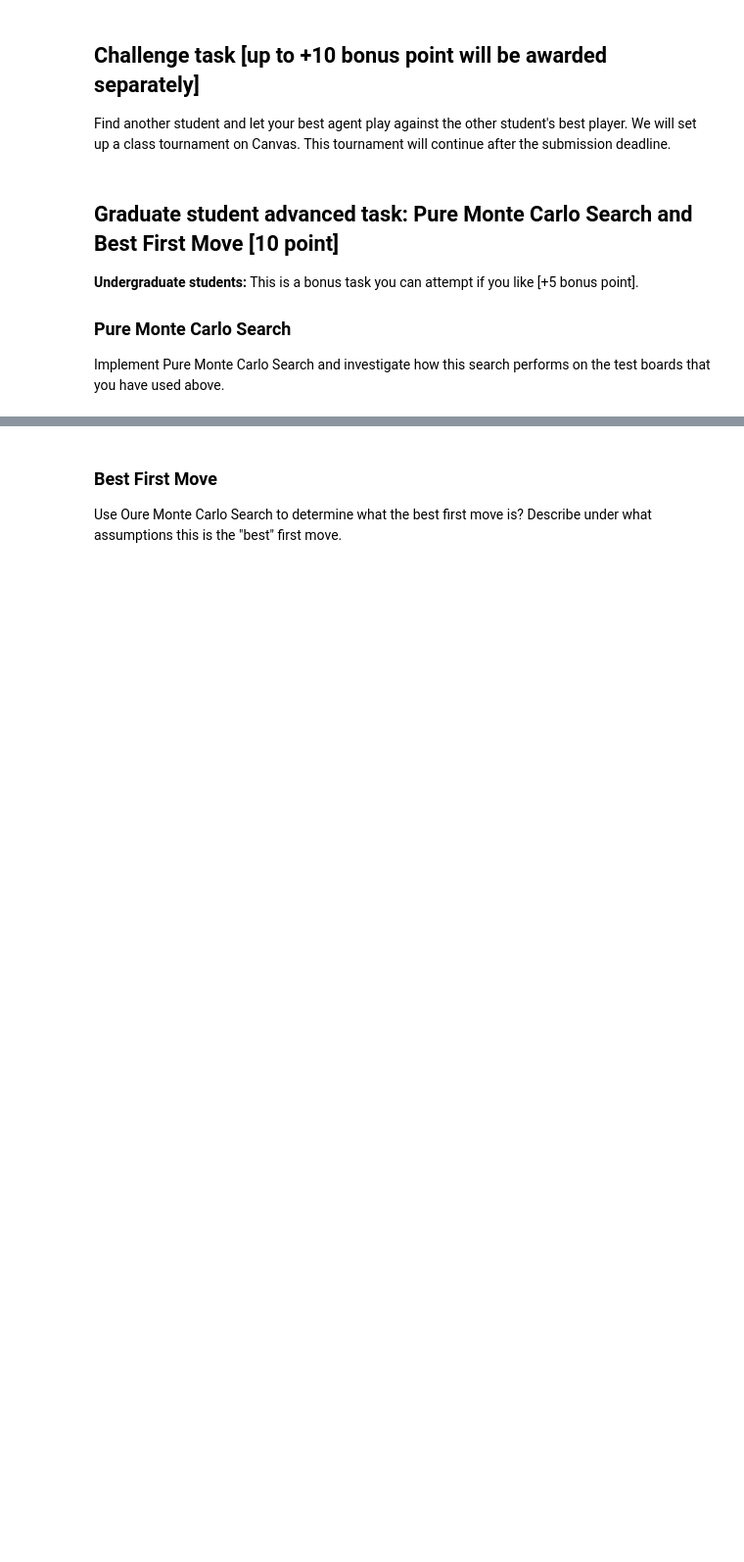
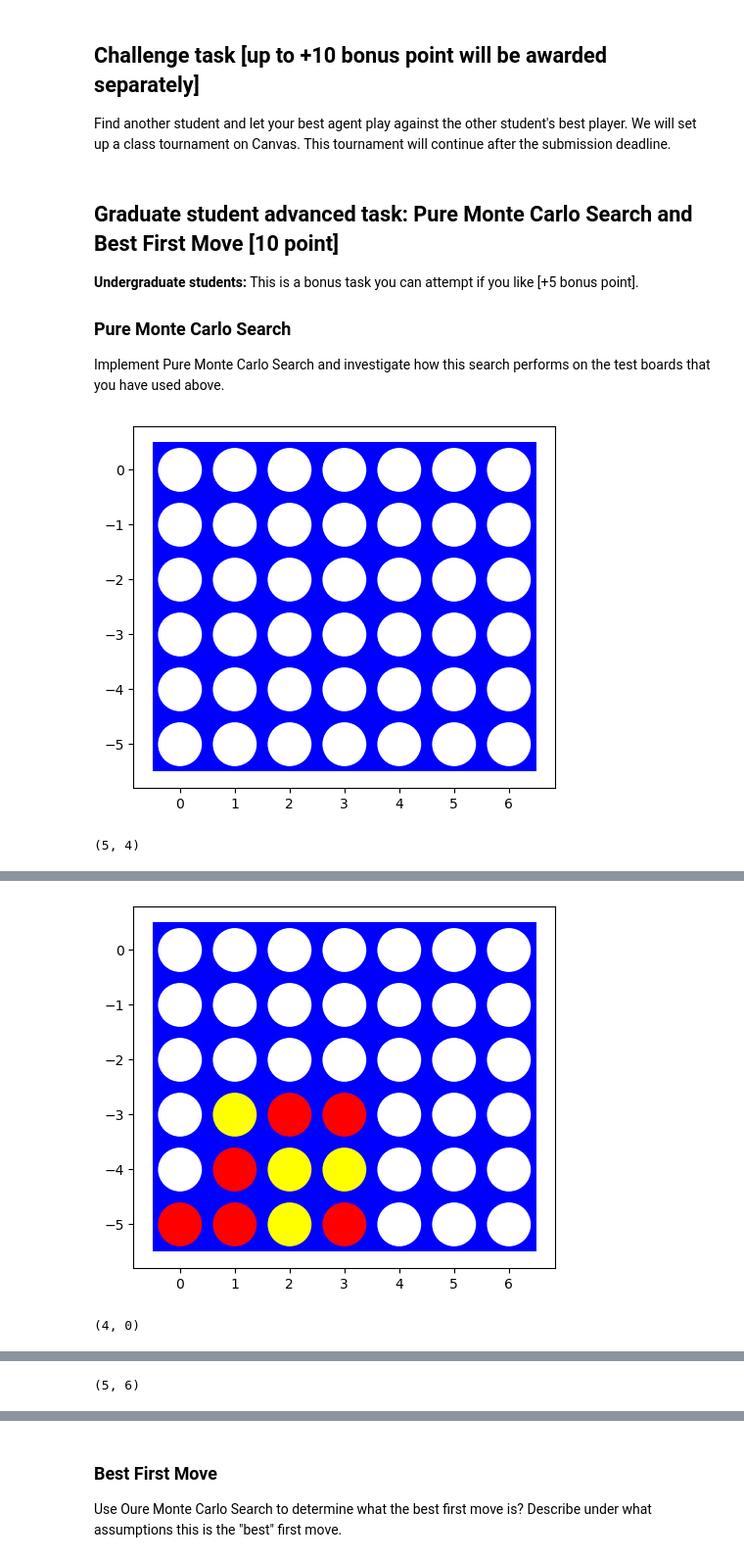
Before and after one commit to dimitrilavin88/CS7320-AI, a Jupyter notebook: Games/assignment_connect4.ipynb, the cells around one changed output, grey strips where cells are left out. Shown at 98% size. Saved outputs shown, nothing was run; the diff lists cells and outputs as text; code cells hidden in the pictures; blank space fills up the shorter version.

```diff
--- a/Games/assignment_connect4.ipynb
+++ b/Games/assignment_connect4.ipynb
@@ -285,0 +909,39 @@ Implement Pure Monte Carlo Search and investigate how this search performs on th
+# %%
+def pure_monte_carlo_search(board, N=100, player=1):
+    a = actions(board)
+    num_playouts = math.floor(N/len(a))
+    plays = { i : np.mean(playouts(board, i, player, N = num_playouts)) for i in a }
+
+    action = max(plays, key=plays.get)
+    return action
+# %%
+board = [[0, 0, 0, 0, 0, 0, 0],
+         [0, 0, 0, 0, 0, 0, 0],
+         [0, 0, 0, 0, 0, 0, 0],
+         [0, 0, 0, 0, 0, 0, 0],
+         [0, 0, 0, 0, 0, 0, 0],
+         [0, 0, 0, 0, 0, 0, 0]]
+
+visualize(board)
+%time display(pure_monte_carlo_search(board, N=1000))
+
+board = [[0, 0, 0, 0, 0, 0, 0],
+         [0, 0, 0, 0, 0, 0, 0],
+         [0, 0, 0, 0, 0, 0, 0],
+         [0, -1, 1, 1, 0, 0, 0],
+         [0, 1, -1, -1, 0, 0, 0],
+         [1, 1, -1, 1, 0, 0, 0]]
+visualize(board)
+%time display(pure_monte_carlo_search(board, N=1000))
+
+board = [[0, 0, 0, 0, 0, 0, 0],
+         [0, 0, 0, 0, 0, 0, 0],
+         [0, 0, 0, 0, 0, 0, 0],
+         [0, 0, 0, 0, 0, 0, 0],
+         [-1, -1, 1, 1, -1, 0, 0],
+         [1, 1, -1, 1, 1, 1, 0]]
+visualize(board)
+%time display(pure_monte_carlo_search(board, N=1000))
+# %% [output]
+[figure, added]
+(5, 4)
@@ -285,0 +950,2 @@ Implement Pure Monte Carlo Search and investigate how this search performs on th
+[figure, added]
+(4, 0)
@@ -285,0 +955 @@ Implement Pure Monte Carlo Search and investigate how this search performs on th
+(5, 6)
```
Also changed, not shown: parts of 46 cells of this notebook, 1 other file.
